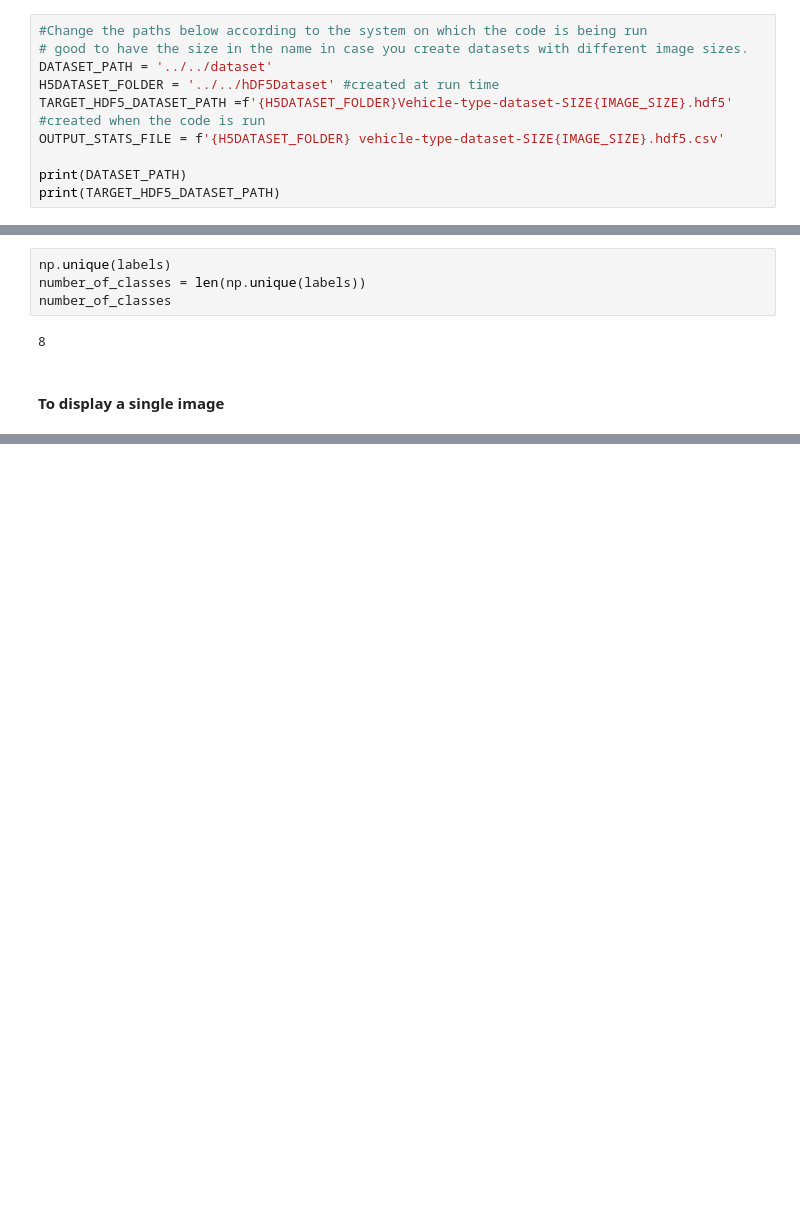
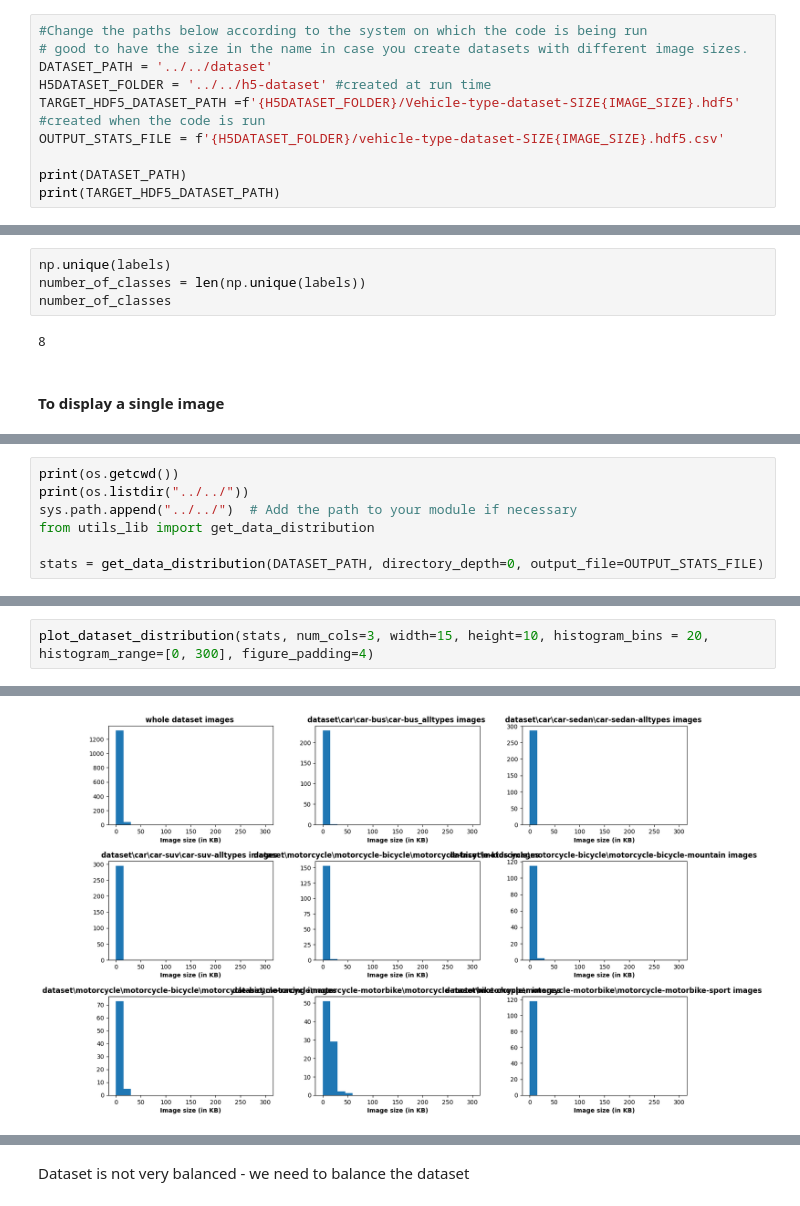
Before and after one commit to f-ssemwanga/vehicle-classification, a Jupyter notebook: deep-learning-project-Structure/02-prepare-dataset/01_create_car_h5_dataset_by_individual_brand.ipynb, the cells around one changed output, grey strips where cells are left out. Cells and saved outputs as stored; diff of their text form; blank space fills up the shorter version.

Commit message:
added amended files 02 dataset creation

```diff
--- a/deep-learning-project-Structure/02-prepare-dataset/01_create_car_h5_dataset_by_individual_brand.ipynb
+++ b/deep-learning-project-Structure/02-prepare-dataset/01_create_car_h5_dataset_by_individual_brand.ipynb
@@ -45,9 +45,9 @@ IMAGE_SIZE = 224
 #Change the paths below according to the system on which the code is being run
 # good to have the size in the name in case you create datasets with different image sizes.
 DATASET_PATH = '../../dataset'
-H5DATASET_FOLDER = '../../hDF5Dataset' #created at run time
-TARGET_HDF5_DATASET_PATH =f'{H5DATASET_FOLDER}Vehicle-type-dataset-SIZE{IMAGE_SIZE}.hdf5' #created when the code is run
-OUTPUT_STATS_FILE = f'{H5DATASET_FOLDER} vehicle-type-dataset-SIZE{IMAGE_SIZE}.hdf5.csv'
+H5DATASET_FOLDER = '../../h5-dataset' #created at run time
+TARGET_HDF5_DATASET_PATH =f'{H5DATASET_FOLDER}/Vehicle-type-dataset-SIZE{IMAGE_SIZE}.hdf5' #created when the code is run
+OUTPUT_STATS_FILE = f'{H5DATASET_FOLDER}/vehicle-type-dataset-SIZE{IMAGE_SIZE}.hdf5.csv'
 
 print(DATASET_PATH)
 print(TARGET_HDF5_DATASET_PATH)
@@ -206,0 +309,7 @@ Train_binary_labels after Binarizer: [[0 0 1 0 0 0 0 0]
+# %%
+print(os.getcwd())
+print(os.listdir("../../"))
+sys.path.append("../../")  # Add the path to your module if necessary
+from utils_lib import get_data_distribution
+
+stats = get_data_distribution(DATASET_PATH, directory_depth=0, output_file=OUTPUT_STATS_FILE)
@@ -206,0 +328,3 @@ Train_binary_labels after Binarizer: [[0 0 1 0 0 0 0 0]
+# %%
+plot_dataset_distribution(stats, num_cols=3, width=15, height=10, histogram_bins = 20, histogram_range=[0, 300], figure_padding=4)
+# %% [output]
@@ -206,0 +350 @@ Train_binary_labels after Binarizer: [[0 0 1 0 0 0 0 0]
+[figure, added]
@@ -206,0 +352,2 @@ Train_binary_labels after Binarizer: [[0 0 1 0 0 0 0 0]
+# %% [markdown]
+Dataset is not very balanced - we need to balance the dataset
```
Also changed, not shown: parts of 26 cells of this notebook, 4 other files.
